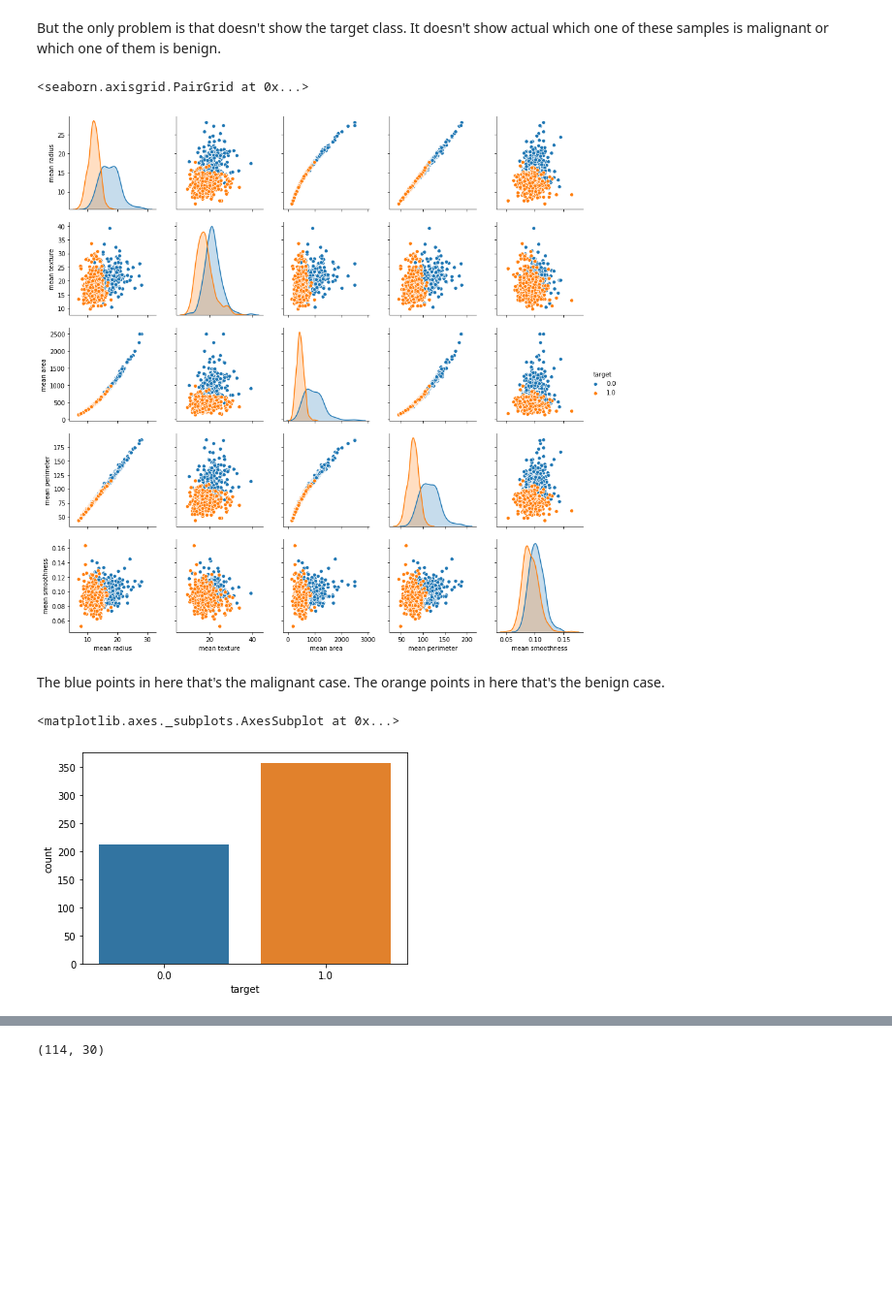
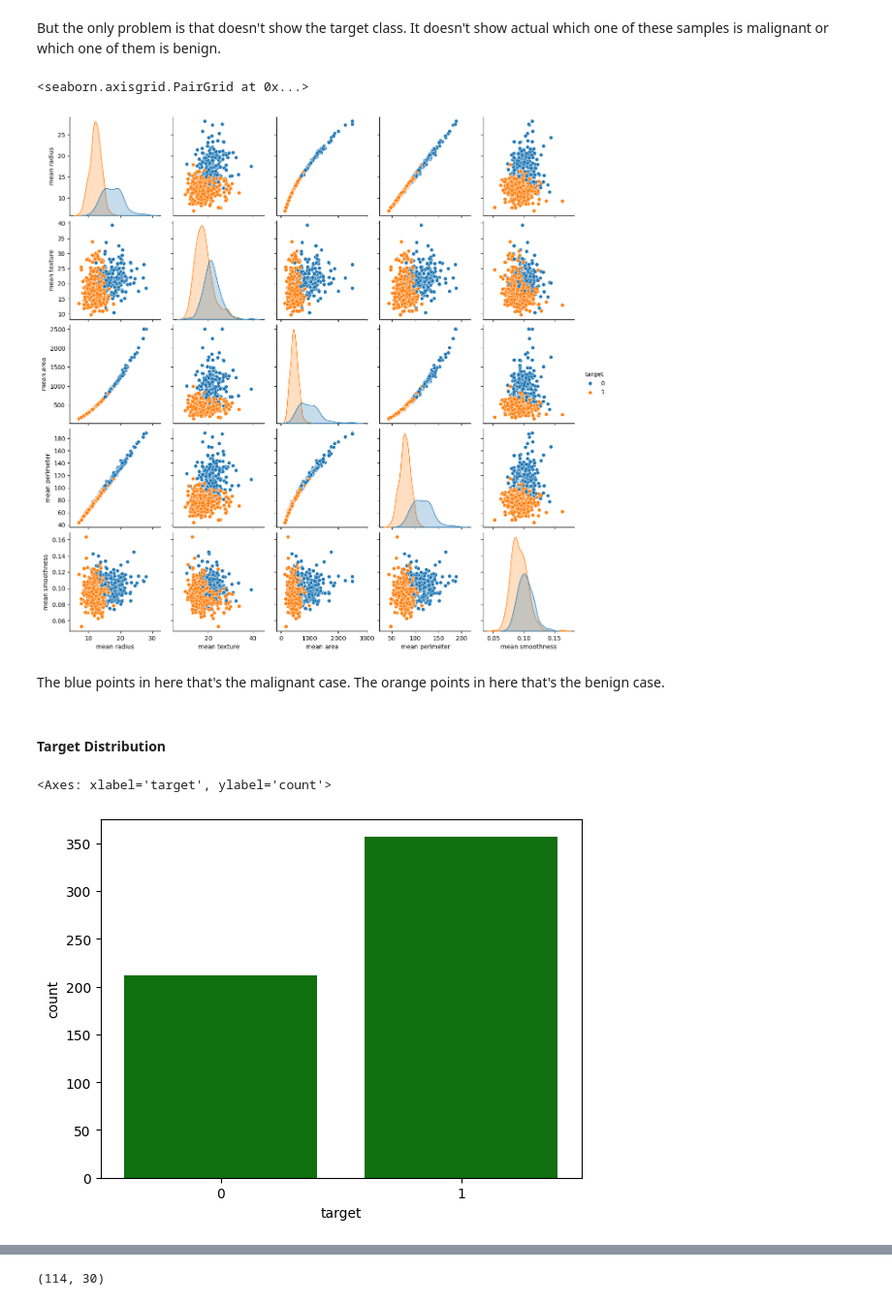
Before and after one commit to niyontezejado/Projects-for-AI-in-Healthcare, a Jupyter notebook: Breast_Cancer_Classification/Breast_Cancer_Classification.ipynb, the cells around one changed output, grey strips where cells are left out. Shown at 97% size. Cells and saved outputs as stored; diff of their text form; code cells hidden in the pictures; blank space fills up the shorter version.

```diff
--- a/Breast_Cancer_Classification/Breast_Cancer_Classification.ipynb
+++ b/Breast_Cancer_Classification/Breast_Cancer_Classification.ipynb
@@ -107,2 +32,6 @@ cancer['data'].shape
 # %%
 df_cancer = pd.DataFrame(np.c_[cancer['data'], cancer['target']], columns = np.append(cancer['feature_names'], ['target']))
+df_cancer['target'] = cancer.target
+
+# Preview the data
+df_cancer.head()
@@ -137,12 +96,14 @@ But the only problem is that doesn't show the target class. It doesn't show actu
 sns.pairplot(df_cancer,hue = 'target', vars= ['mean radius','mean texture', 'mean area', 'mean perimeter', 'mean smoothness'])
 # %% [output]
 <seaborn.axisgrid.PairGrid at 0x...>
-[figure, old version]
+[figure, new version]
 # %% [markdown]
 The blue points in here that's the malignant case. The orange points in here that's the benign case.
+# %% [markdown]
+#### Target Distribution
 # %%
-sns.countplot(df_cancer['target'])
+sns.countplot(x= 'target', data=df_cancer, color="green")
 # %% [output]
-<matplotlib.axes._subplots.AxesSubplot at 0x...>
+<Axes: xlabel='target', ylabel='count'>
-[figure, old version]
+[figure, new version]
 # %% [markdown]
```
Also changed, not shown: parts of 84 cells of this notebook, 1 other file.
